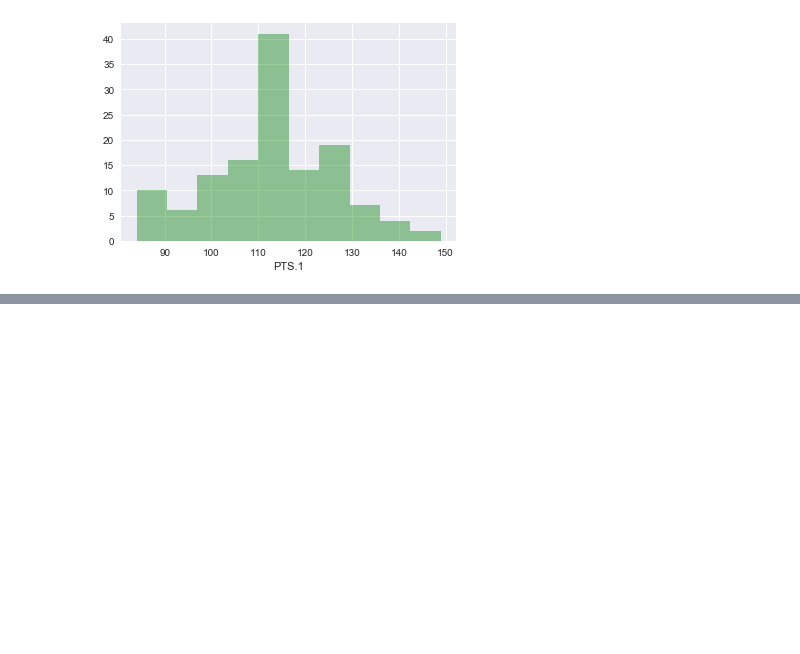
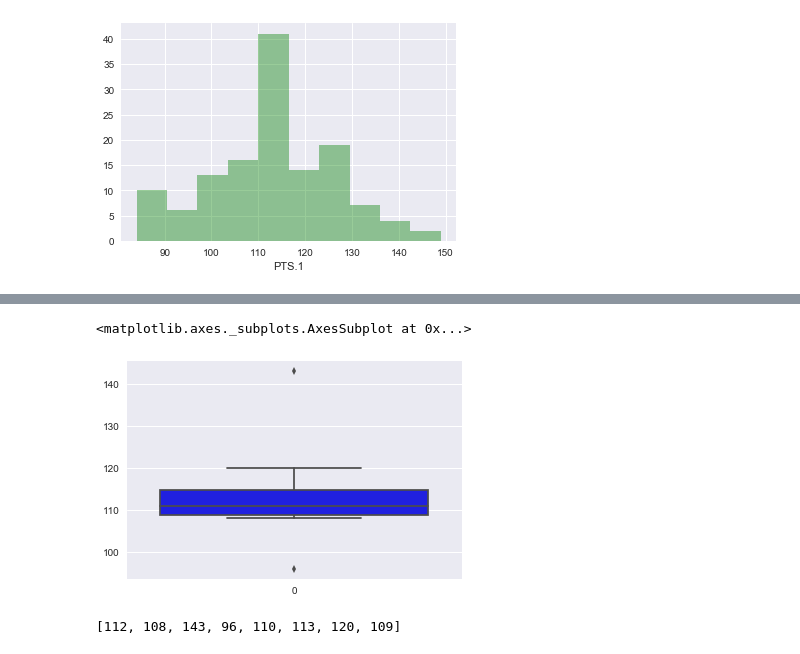
Before and after one commit to laimis/gamepredictions, a Jupyter notebook: train_model.ipynb, the cells around one changed output, grey strips where cells are left out. Cells and saved outputs as stored; diff of their text form; code cells hidden in the pictures; blank space fills up the shorter version.

```diff
--- a/train_model.ipynb
+++ b/train_model.ipynb
@@ -187,0 +200,9 @@ stats["Brooklyn Nets"]
+# %%
+sns.boxplot(data=stats["San Antonio Spurs"]["scored"], color="blue")
+# %% [output]
+<matplotlib.axes._subplots.AxesSubplot at 0x...>
+[figure, added]
+# %%
+stats["San Antonio Spurs"]["scored"]
+# %% [output]
+[112, 108, 143, 96, 110, 113, 120, 109]
```
Also changed, not shown: parts of 6 cells of this notebook, 7 other files.
